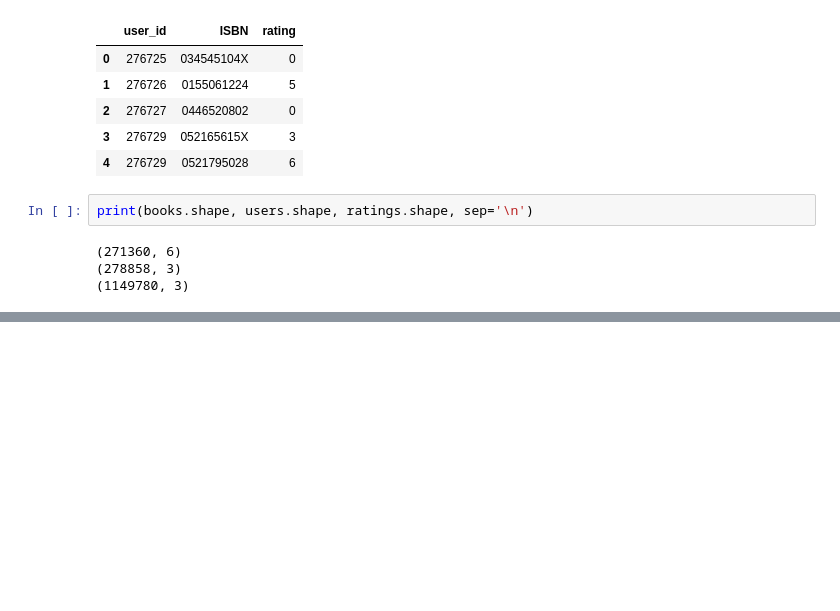
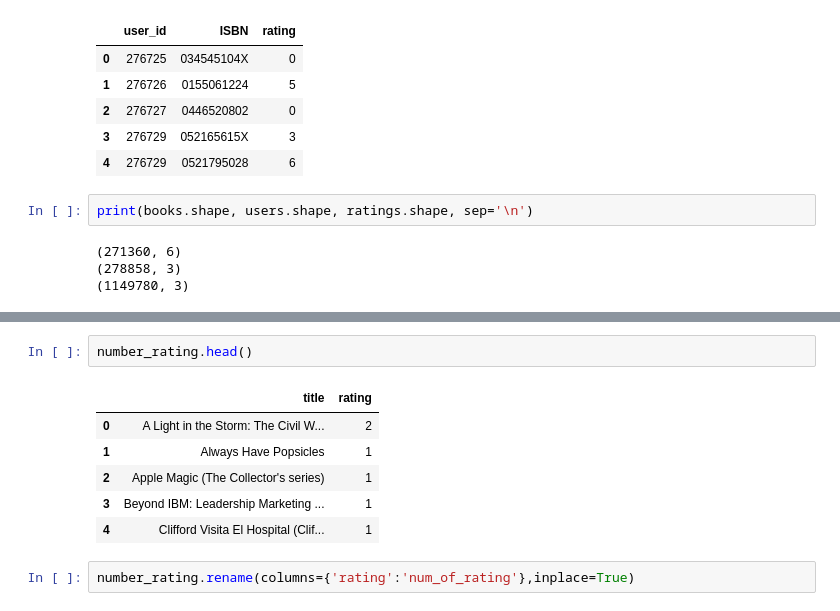
Before and after one commit to awantigiradkar/Book-Recommendation-System, a Jupyter notebook: notebook/reseach.ipynb, the cells around one changed output, grey strips where cells are left out. Cells and saved outputs as stored; diff of their text form; blank space fills up the shorter version.

```diff
--- a/notebook/reseach.ipynb
+++ b/notebook/reseach.ipynb
@@ -115,0 +189,11 @@ print(books.shape, users.shape, ratings.shape, sep='\n')
+# %%
+number_rating.head()
+# %% [output]
+|  | title | rating |
+| 0 | A Light in the Storm: The Civil W... | 2 |
+| 1 | Always Have Popsicles | 1 |
+| 2 | Apple Magic (The Collector's series) | 1 |
+| 3 | Beyond IBM: Leadership Marketing ... | 1 |
+| 4 | Clifford Visita El Hospital (Clif... | 1 |
+# %%
+number_rating.rename(columns={'rating':'num_of_rating'},inplace=True)
```
Also changed, not shown: parts of 14 cells of this notebook.
